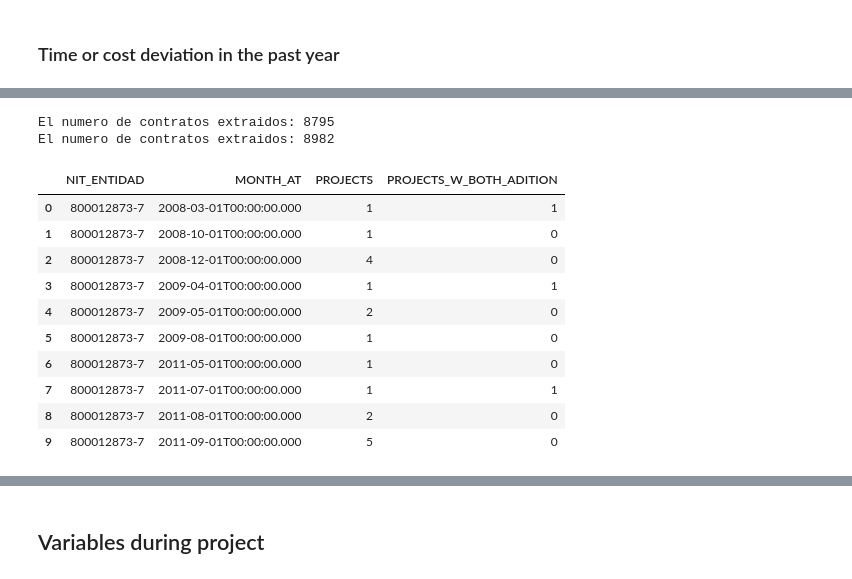
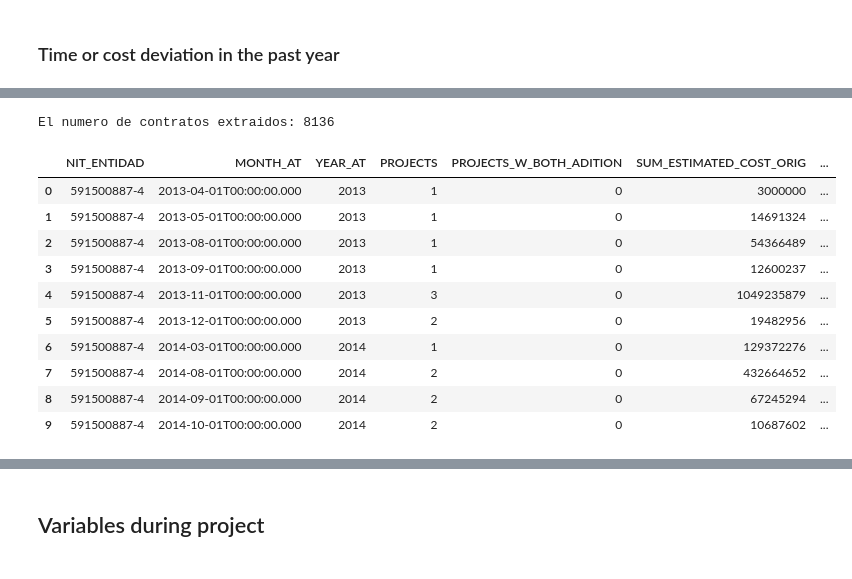
Before and after one commit to NicolasArrietaC/Cost-and-Time-Deviation-in-Colombian-Rural-Roads_extended_version, a Jupyter notebook: scripts/subjects_variables.ipynb, the cells around one changed output, grey strips where cells are left out. Drawn from its saved outputs; the diff is of its cells as text; code cells hidden in the pictures.

```diff
--- a/scripts/subjects_variables.ipynb
+++ b/scripts/subjects_variables.ipynb
@@ -336,14 +401,12 @@ procesos_secop_i_data.groupby(['YEAR', 'HAVE_DEVIATION_TIME']).apply(summary)
 ### Punishment last year
 # %%
 ids_entidad = list(set(procesos_secop_i_data['NIT_ENTIDAD']))
-ids_contratistas = list(set(procesos_secop_i_data['ID_CONTRATISTA']))
 
 ids_entidad = parse_to_list(ids_entidad)
-ids_contratistas = parse_to_list(ids_contratistas)
 
 # Get data
-query = get_query('bin/queries', 'request_punishment.sql')
-query = query.format(NIT_ENTIDAD_LIST = ids_entidad, NIT_CONTRATISTAS_LIST = ids_contratistas)
+query = get_query('bin/queries', 'request_punishment_entity.sql')
+query = query.format(NIT_ENTIDAD_LIST = ids_entidad)
 
 
 temp_punishment_data = etl.extract_data(query, id_data=SECOPI_PUNISHMENT_API, api_key=None)
@@ -407,7 +470,7 @@ procesos_secop_i_data.groupby('HAVE_DEVIATION').apply(summary_punishment)
 # Get data
 ids_entidad = list(set(procesos_secop_i_data['NIT_ENTIDAD']))
 
-batch = 2
+batch = 1
 
 split_list = len(ids_entidad) // batch
 
@@ -422,13 +485,43 @@ for i in range(batch):
     else:
         list_entidades = parse_to_list(ids_entidad[starts:ends])
 
-    query = get_query('bin/queries', 'request_cost_and_time_deviation_historical.sql')
+    query = get_query('bin/queries', 'request_historical_data_si_entity.sql')
     query = query.format(NIT_ENTIDAD_LIST = list_entidades)
 
     temp_adition_historical_batch = etl.extract_data(query, id_data=SECOPI_PROCESS_API)
 
     temp_adition_historical = pd.concat([temp_adition_historical, temp_adition_historical_batch])
 
+def currency_standarize(df, cuantia_col):
+
+    salario_minimo = {2012:566664,
+                        2013:589000,
+                        2014:616000,
+                        2015:644350,
+                        2016:689455,
+                        2017:737717,
+                        2018:781242,
+                        2019:828116,
+                        2020:877803,
+                        2021:908526,
+                        2022:1000000,
+                        2023:1160000,
+                        2024:1300000}
+
+    for col in cuantia_col:
+        temp = [val/salario_minimo[anno] for val,anno in zip(df[col],df['YEAR_AT'])]
+        df[col.replace("_ORIG", "_NORM")] = temp
+        del temp
+
+    return df
+
+interested_col = ['YEAR_AT', 'SUM_ESTIMATED_COST_ORIG', 'SUM_CONTRACT_VALUE_ORIG']
+
+for col in interested_col:
+    temp_adition_historical[col] = pd.to_numeric(temp_adition_historical[col])
+
+temp_adition_historical = currency_standarize(temp_adition_historical, ['SUM_ESTIMATED_COST_ORIG', 'SUM_CONTRACT_VALUE_ORIG'])
+
 temp_adition_historical.head(10)
 # %% [output]
 WARNING:root:Requests made without an app_token will be subject to strict throttling limits.
@@ -436,16 +528,15 @@ WARNING:root:Requests made without an app_token will be subject to strict thrott
-El numero de contratos extraidos: 8795
-El numero de contratos extraidos: 8982
+El numero de contratos extraidos: 8136
-|  | NIT_ENTIDAD | MONTH_AT | PROJECTS | PROJECTS_W_BOTH_ADITION |
-| 0 | 800012873-7 | 2008-03-01T00:00:00.000 | 1 | 1 |
-| 1 | 800012873-7 | 2008-10-01T00:00:00.000 | 1 | 0 |
-| 2 | 800012873-7 | 2008-12-01T00:00:00.000 | 4 | 0 |
-| 3 | 800012873-7 | 2009-04-01T00:00:00.000 | 1 | 1 |
-| 4 | 800012873-7 | 2009-05-01T00:00:00.000 | 2 | 0 |
-| 5 | 800012873-7 | 2009-08-01T00:00:00.000 | 1 | 0 |
-| 6 | 800012873-7 | 2011-05-01T00:00:00.000 | 1 | 0 |
-| 7 | 800012873-7 | 2011-07-01T00:00:00.000 | 1 | 1 |
-| 8 | 800012873-7 | 2011-08-01T00:00:00.000 | 2 | 0 |
-| 9 | 800012873-7 | 2011-09-01T00:00:00.000 | 5 | 0 |
+|  | NIT_ENTIDAD | MONTH_AT | YEAR_AT | PROJECTS | PROJECTS_W_BOTH_ADITION | SUM_ESTIMATED_COST_ORIG | ... |
+| 0 | 591500887-4 | 2013-04-01T00:00:00.000 | 2013 | 1 | 0 | 3000000 | ... |
+| 1 | 591500887-4 | 2013-05-01T00:00:00.000 | 2013 | 1 | 0 | 14691324 | ... |
+| 2 | 591500887-4 | 2013-08-01T00:00:00.000 | 2013 | 1 | 0 | 54366489 | ... |
+| 3 | 591500887-4 | 2013-09-01T00:00:00.000 | 2013 | 1 | 0 | 12600237 | ... |
+| 4 | 591500887-4 | 2013-11-01T00:00:00.000 | 2013 | 3 | 0 | 1049235879 | ... |
+| 5 | 591500887-4 | 2013-12-01T00:00:00.000 | 2013 | 2 | 0 | 19482956 | ... |
+| 6 | 591500887-4 | 2014-03-01T00:00:00.000 | 2014 | 1 | 0 | 129372276 | ... |
+| 7 | 591500887-4 | 2014-08-01T00:00:00.000 | 2014 | 2 | 0 | 432664652 | ... |
+| 8 | 591500887-4 | 2014-09-01T00:00:00.000 | 2014 | 2 | 0 | 67245294 | ... |
+| 9 | 591500887-4 | 2014-10-01T00:00:00.000 | 2014 | 2 | 0 | 10687602 | ... |
 # %%
 temp_adition_historical['MONTH_AT'] = pd.to_datetime(temp_adition_historical['MONTH_AT'])
 procesos_secop_i_data['CONTRACT_DATE'] = pd.to_datetime(procesos_secop_i_data['CONTRACT_DATE'])
```
Also changed, not shown: parts of 30 cells of this notebook, 24 other files.
